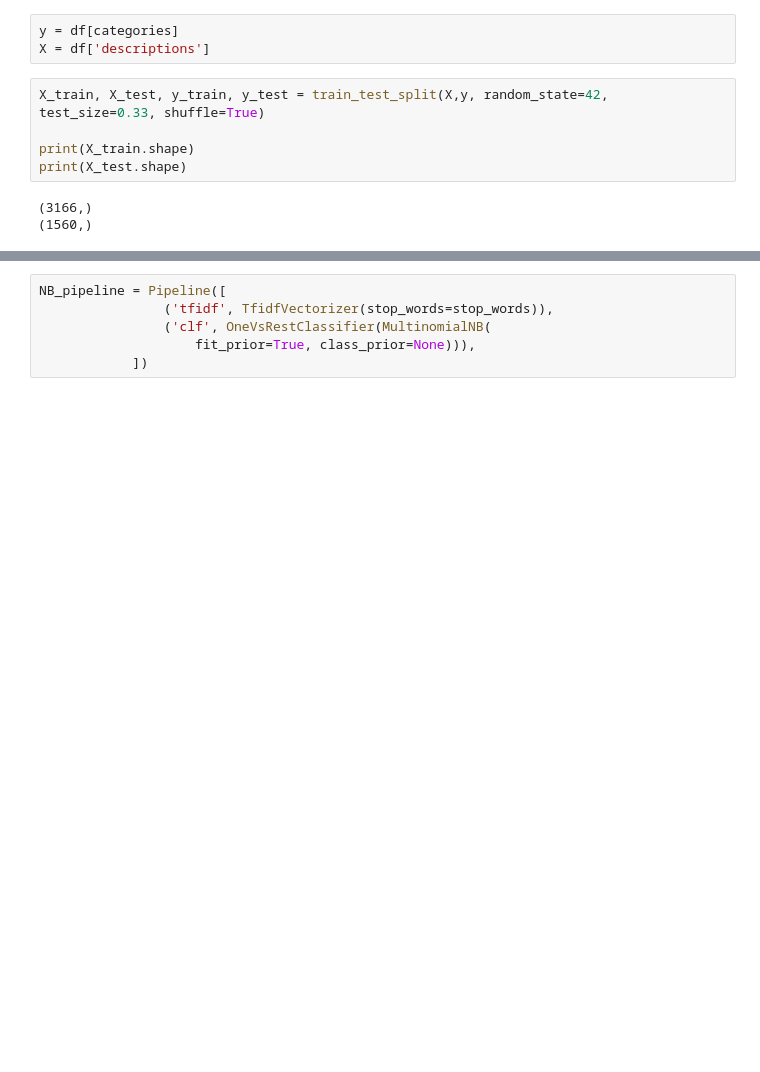
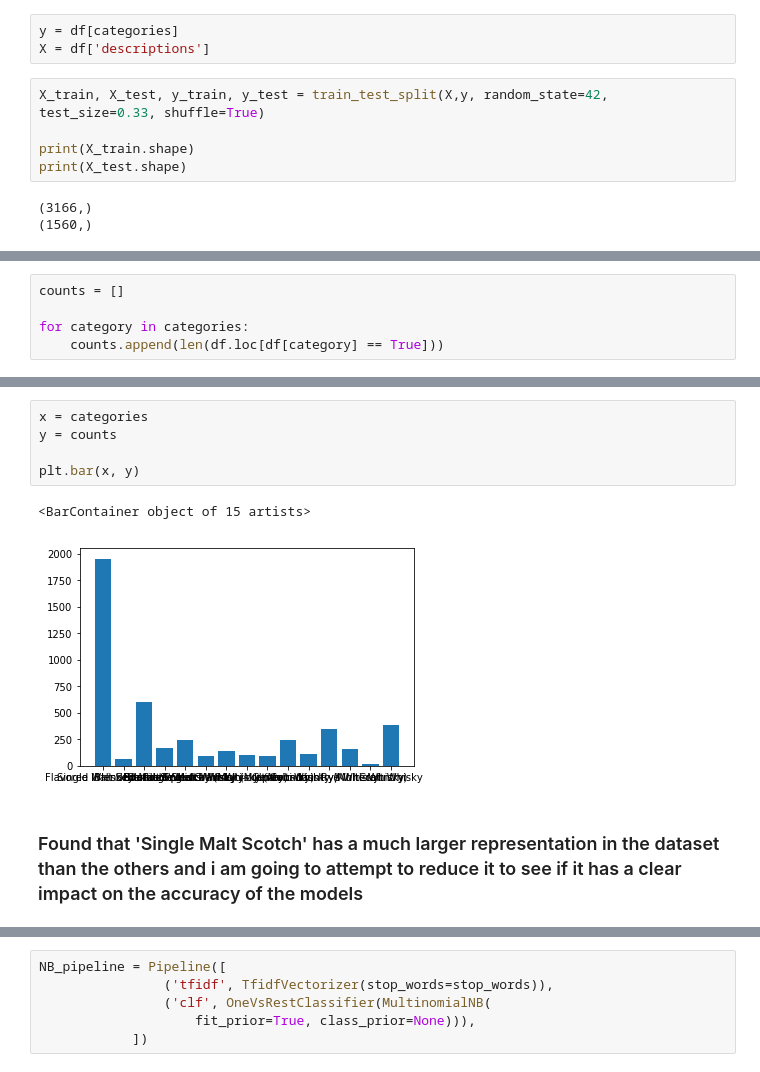
Before and after one commit to Axemen/Project-3, a Jupyter notebook: Keras whisky classification.ipynb, the cells around one changed output, grey strips where cells are left out. Saved outputs shown, nothing was run; the diff lists cells and outputs as text; blank space fills up the shorter version.

```diff
--- a/Keras whisky classification.ipynb
+++ b/Keras whisky classification.ipynb
@@ -95,0 +97,5 @@ print(X_test.shape)
+# %%
+counts = []
+
+for category in categories:
+    counts.append(len(df.loc[df[category] == True]))
@@ -95,0 +120,10 @@ print(X_test.shape)
+# %%
+x = categories
+y = counts
+
+plt.bar(x, y)
+# %% [output]
+<BarContainer object of 15 artists>
+[figure, added]
+# %% [markdown]
+<h3>Found that 'Single Malt Scotch' has a much larger representation in the dataset than the others and i am going to attempt to reduce it to see if it has a clear impact on the accuracy of the models</h3>
```
Also changed, not shown: parts of 38 cells of this notebook, 1 other file.
